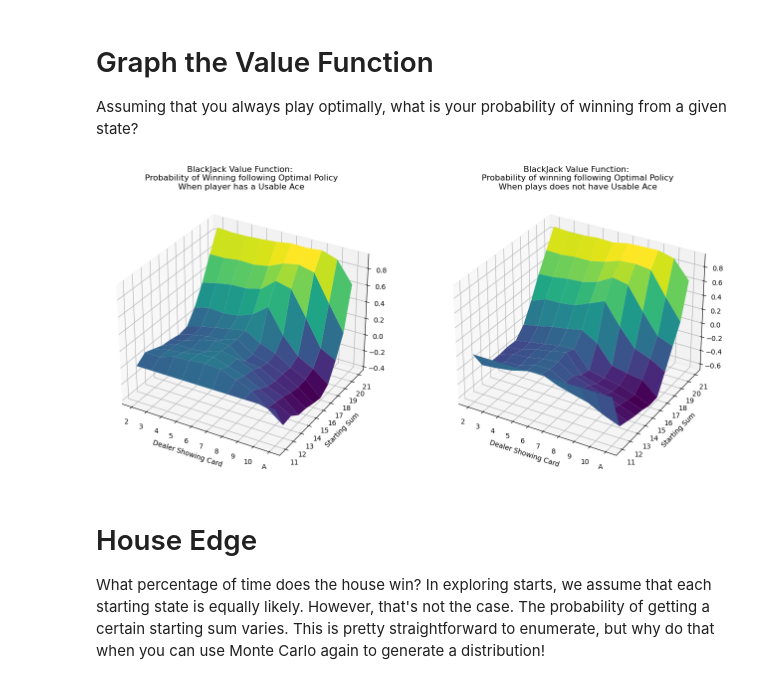
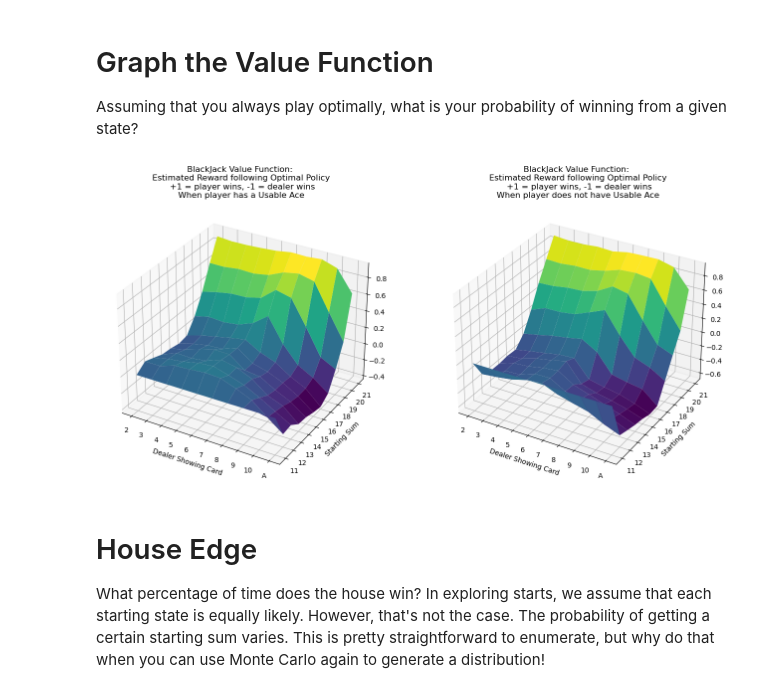
Before and after one commit to shantanu/blackjack-solver, a Jupyter notebook: blackjack-solver.ipynb, the cells around one changed output. Saved outputs shown, nothing was run; the diff lists cells and outputs as text; code cells hidden in the pictures.

```diff
--- a/blackjack-solver.ipynb
+++ b/blackjack-solver.ipynb
@@ -360,36 +360,36 @@ V = np.max(Q, axis=-1)
 fig = plt.figure(figsize=(16,10))
 ax1 = fig.add_subplot(1, 2, 1, projection='3d')
 ax2 = fig.add_subplot(1, 2, 2, projection='3d')
 
 
 def plot_value_function(ax, V, usable_ace):
     # Surface plots
     x, y = np.meshgrid(np.arange(V.shape[1]), np.arange(V.shape[0]))
     ax.plot_surface(x, y, V, cmap='viridis')
 
 
     # Optional: Add labels and title
     ax.set_xlabel("Dealer Showing Card")
     ax.set_ylabel("Starting Sum")
     if usable_ace:
-        ax.set_title("BlackJack Value Function: \nProbability of Winning following Optimal Policy\nWhen player has a Usable Ace")
+        ax.set_title("BlackJack Value Function: \nEstimated Reward following Optimal Policy\n +1 = player wins, -1 = dealer wins\nWhen player has a Usable Ace")
     else:
-        ax.set_title("BlackJack Value Function: \nProbability of winning following Optimal Policy\nWhen plays does not have Usable Ace")
+        ax.set_title("BlackJack Value Function: \nEstimated Reward following Optimal Policy\n +1 = player wins, -1 = dealer wins\nWhen player does not have Usable Ace")
 
     # Adjust axis ticks and labels
     ax.set_yticks(np.arange(11))
     ax.set_xticks(np.arange(10))
     ax.set_xticklabels(['2', '3', '4', '5', '6', '7', '8', '9', '10', 'A'])
     ax.set_yticklabels(['11', '12', '13', '14', '15', '16', '17', '18', '19', '20', '21'])
 
 plot_value_function(ax1, V[1], True)
 plot_value_function(ax2, V[0], False)
 
 # Show plot
 fig.show()
 fig.savefig("value-function.png")
 # %% [output]
-[figure, old version]
+[figure, new version]
 # %% [markdown]
 # House Edge
 What percentage of time does the house win? In exploring starts, we assume that each starting state is equally likely. However, that's not the case. The probability of getting a certain starting sum varies. This is pretty straightforward to enumerate, but why do that when you can use Monte Carlo again to generate a distribution!
```
Also changed, not shown: 2 other files.
